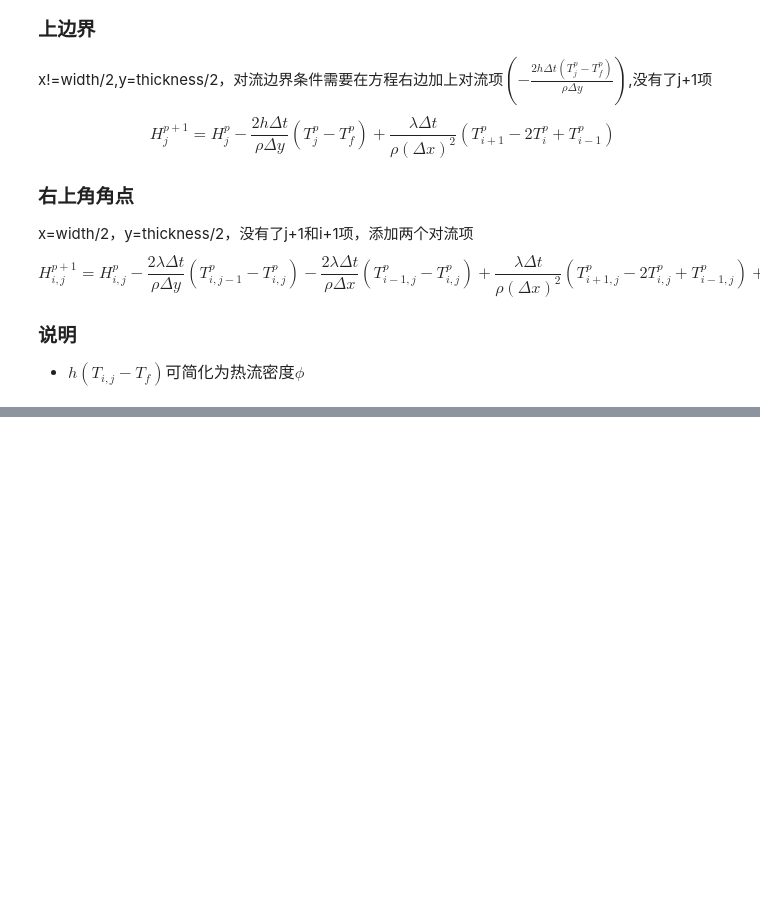
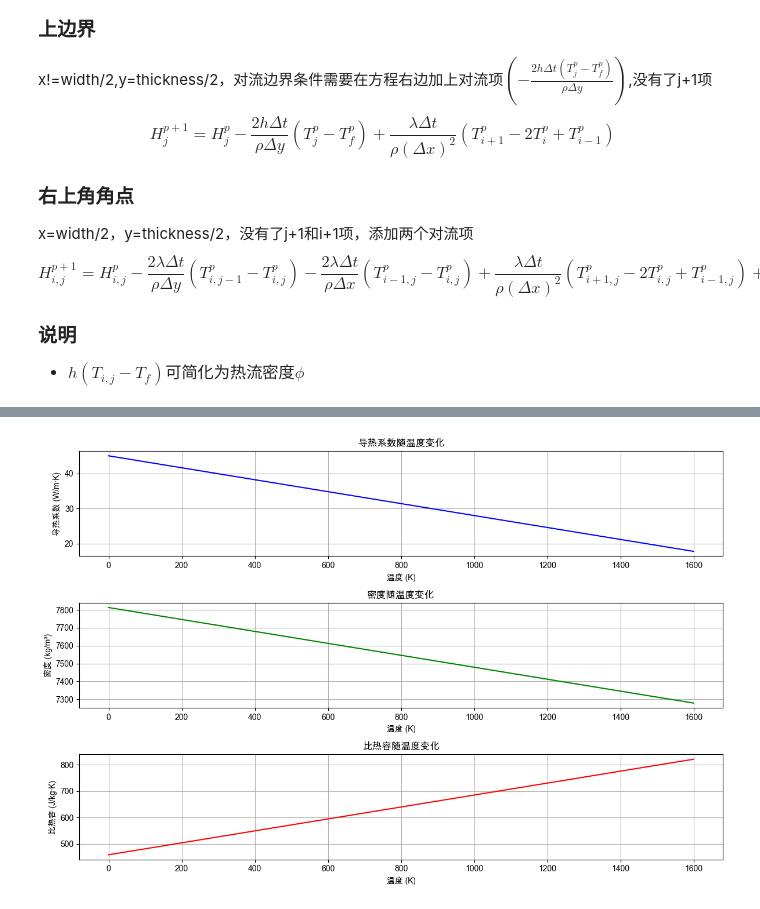
Before and after one commit to SinJoker/streamlitapps, a Jupyter notebook: casting_temp_simulation/notes.ipynb, the cells around one changed output, grey strips where cells are left out. Cells and saved outputs as stored; diff of their text form; code cells hidden in the pictures; blank space fills up the shorter version.

```diff
--- a/casting_temp_simulation/notes.ipynb
+++ b/casting_temp_simulation/notes.ipynb
@@ -80,0 +214,60 @@ $$H_{i,j}^{p+1}=H_{i,j}^{p}-\frac{2\lambda\Delta t}{\rho\Delta y}(T_{i,j-1}^{p}-
+# %%
+import numpy as np
+import matplotlib.pyplot as plt
+
+
+# 定义函数
+def lamda(t):
+    return (0.45041 - 1.7057 / 10000 * t) * 100
+
+
+def rho(t):
+    return (7.8137 - 3.3481 / 10000 * t) * 1000
+
+
+def c(t):
+    return (0.10971 + 5.4016 / 100000 * t) * 4184
+
+
+# 生成温度范围
+T = np.linspace(0, 1600, 1000)
+
+# 计算函数值
+conductivity = lamda(T)
+density = rho(T)
+specific_heat = c(T)
+
+
+# 设置中文字体
+plt.rcParams["font.sans-serif"] = ["Arial Unicode MS"]  # 使用Arial Unicode MS
+plt.rcParams["axes.unicode_minus"] = False  # 解决负号显示问题
+# 绘制导热系数随温度变化的折线图
+plt.figure(figsize=(12, 8))
+
+plt.subplot(3, 1, 1)
+plt.plot(T, conductivity, label="导热系数 (W/m·K)", color="b")
+plt.title("导热系数随温度变化")
+plt.xlabel("温度 (K)")
+plt.ylabel("导热系数 (W/m·K)")
+plt.grid(True)
+
+# 绘制密度随温度变化的折线图
+plt.subplot(3, 1, 2)
+plt.plot(T, density, label="密度 (kg/m³)", color="g")
+plt.title("密度随温度变化")
+plt.xlabel("温度 (K)")
+plt.ylabel("密度 (kg/m³)")
+plt.grid(True)
+
+# 绘制比热容随温度变化的折线图
+plt.subplot(3, 1, 3)
+plt.plot(T, specific_heat, label="比热容 (J/kg·K)", color="r")
+plt.title("比热容随温度变化")
+plt.xlabel("温度 (K)")
+plt.ylabel("比热容 (J/kg·K)")
+plt.grid(True)
+
+plt.tight_layout()
+plt.show()
+# %% [output]
+[figure, added]
```
Also changed, not shown: parts of 3 cells of this notebook, 5 other files.
